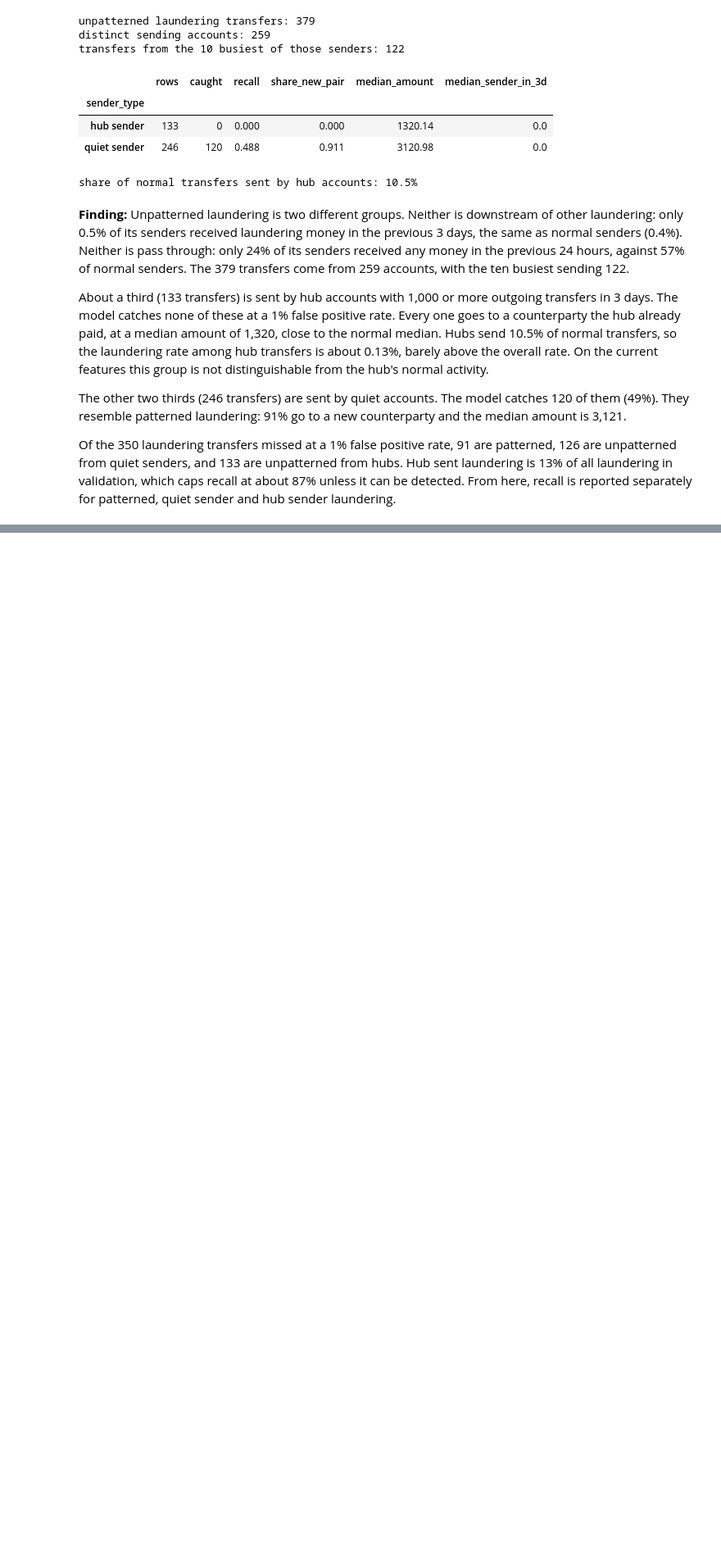
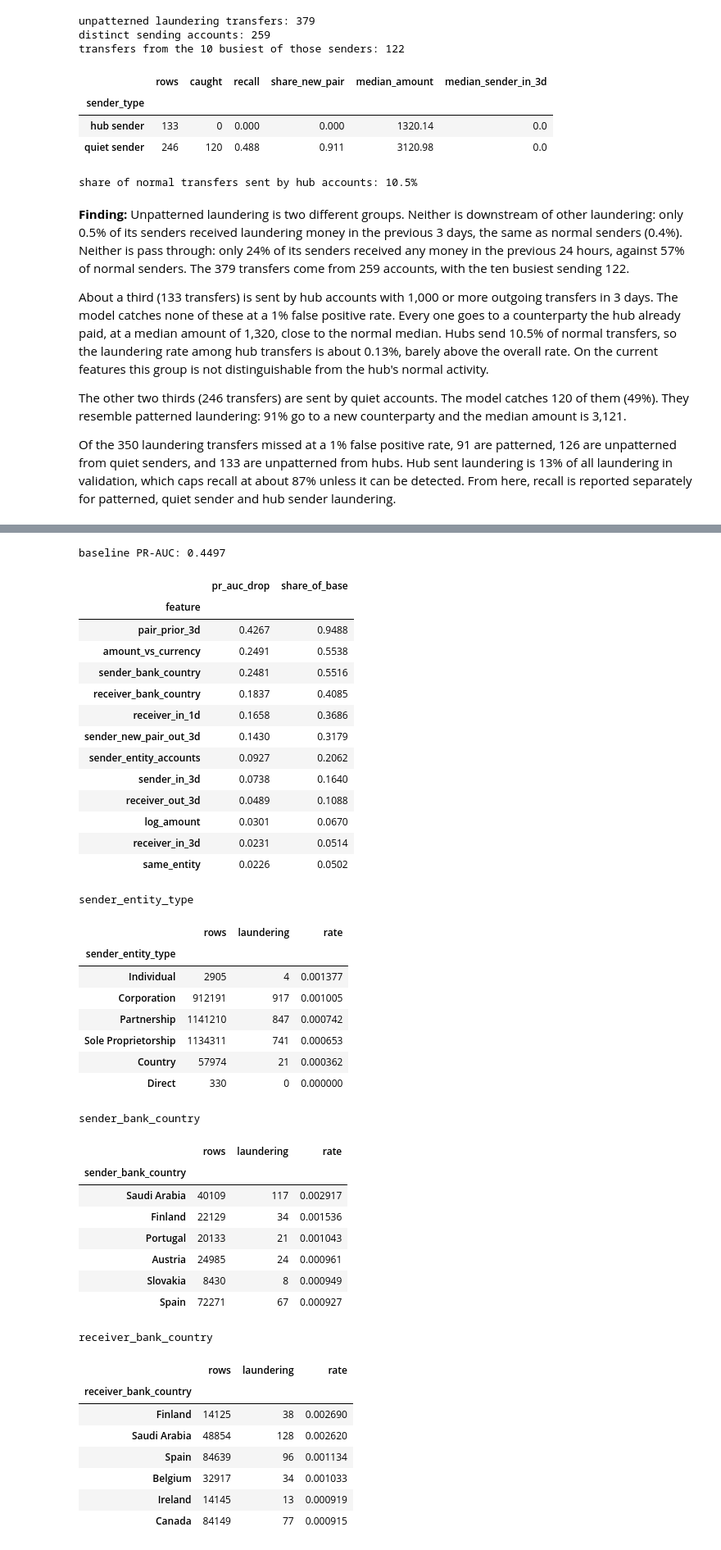
Before and after one commit to sap6011/bank-guard, a Jupyter notebook: notebooks/02_baselines.ipynb, the cells around one changed output, grey strips where cells are left out. Shown at 82% size. Cells and saved outputs as stored; diff of their text form; code cells hidden in the pictures; blank space fills up the shorter version.

```diff
--- a/notebooks/02_baselines.ipynb
+++ b/notebooks/02_baselines.ipynb
@@ -208,8 +208,8 @@ CATEGORIES = {c: sorted(X_train[c].unique()) for c in SHORTCUTS}
 def gbm_frame(X, use_shortcuts, numeric=NUMERIC):
     cols = numeric + (SHORTCUTS if use_shortcuts else [])
     out = X[cols].copy()
-    for c in SHORTCUTS:
-        if c in out:
+    for c in out.columns:
+        if c in CATEGORIES:
             out[c] = pd.Categorical(out[c], categories=CATEGORIES[c])
     return out
 
@@ -801,0 +867,10 @@ Of the 350 laundering transfers missed at a 1% false positive rate, 91 are patte
+# %%
+X_train_x = X_train_g.join(B).join(A)
+X_val_x = X_val_g.join(B).join(A)
+
+run_gbm("LightGBM + graph + breadth, no shortcut columns",
+        X_train_x, X_val_x, False, ALL_NUMERIC + BREADTH)
+run_gbm("LightGBM + graph + breadth + attributes, no shortcut columns",
+        X_train_x, X_val_x, False, ALL_NUMERIC + BREADTH + ATTRIBUTES)
+
+pd.DataFrame(results).tail(5)
@@ -801,0 +922,63 @@ Of the 350 laundering transfers missed at a 1% false positive rate, 91 are patte
+# %%
+name = "LightGBM + graph + breadth + attributes, no shortcut columns"
+frame = gbm_frame(X_val_x, False, ALL_NUMERIC + BREADTH + ATTRIBUTES)
+base, table = permutation_importance(models[name], frame, y_val, n_repeats=1)
+print(f"baseline PR-AUC: {base:.4f}")
+display(table.head(12).round(4))
+
+t = train.join(A)
+for col in ["sender_entity_type", "sender_bank_country", "receiver_bank_country", "same_bank", "same_entity"]:
+    print(col)
+    display(
+        t.groupby(col)["is_laundering"]
+        .agg(rows="size", laundering="sum", rate="mean")
+        .sort_values("rate", ascending=False)
+        .head(6)
+    )
+
+print("sender_entity_accounts")
+bins = pd.cut(t["sender_entity_accounts"], [0, 1, 2, 5, 10, 50, 10_000])
+display(t.groupby(bins, observed=True)["is_laundering"].agg(rows="size", laundering="sum", rate="mean"))
+# %% [output]
+baseline PR-AUC: 0.4497
+|  | pr_auc_drop | share_of_base |
+| feature |  |  |
+| pair_prior_3d | 0.4267 | 0.9488 |
+| amount_vs_currency | 0.2491 | 0.5538 |
+| sender_bank_country | 0.2481 | 0.5516 |
+| receiver_bank_country | 0.1837 | 0.4085 |
+| receiver_in_1d | 0.1658 | 0.3686 |
+| sender_new_pair_out_3d | 0.1430 | 0.3179 |
+| sender_entity_accounts | 0.0927 | 0.2062 |
+| sender_in_3d | 0.0738 | 0.1640 |
+| receiver_out_3d | 0.0489 | 0.1088 |
+| log_amount | 0.0301 | 0.0670 |
+| receiver_in_3d | 0.0231 | 0.0514 |
+| same_entity | 0.0226 | 0.0502 |
+sender_entity_type
+|  | rows | laundering | rate |
+| sender_entity_type |  |  |  |
+| Individual | 2905 | 4 | 0.001377 |
+| Corporation | 912191 | 917 | 0.001005 |
+| Partnership | 1141210 | 847 | 0.000742 |
+| Sole Proprietorship | 1134311 | 741 | 0.000653 |
+| Country | 57974 | 21 | 0.000362 |
+| Direct | 330 | 0 | 0.000000 |
+sender_bank_country
+|  | rows | laundering | rate |
+| sender_bank_country |  |  |  |
+| Saudi Arabia | 40109 | 117 | 0.002917 |
+| Finland | 22129 | 34 | 0.001536 |
+| Portugal | 20133 | 21 | 0.001043 |
+| Austria | 24985 | 24 | 0.000961 |
+| Slovakia | 8430 | 8 | 0.000949 |
+| Spain | 72271 | 67 | 0.000927 |
+receiver_bank_country
+|  | rows | laundering | rate |
+| receiver_bank_country |  |  |  |
+| Finland | 14125 | 38 | 0.002690 |
+| Saudi Arabia | 48854 | 128 | 0.002620 |
+| Spain | 84639 | 96 | 0.001134 |
+| Belgium | 32917 | 34 | 0.001033 |
+| Ireland | 14145 | 13 | 0.000919 |
+| Canada | 84149 | 77 | 0.000915 |
```
Also changed, not shown: parts of 7 cells of this notebook.
